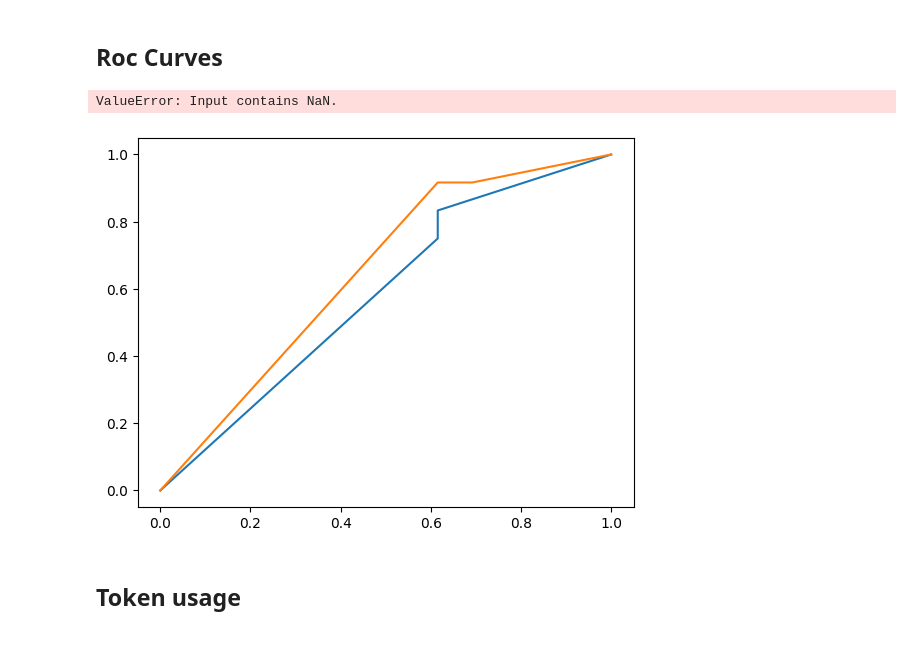
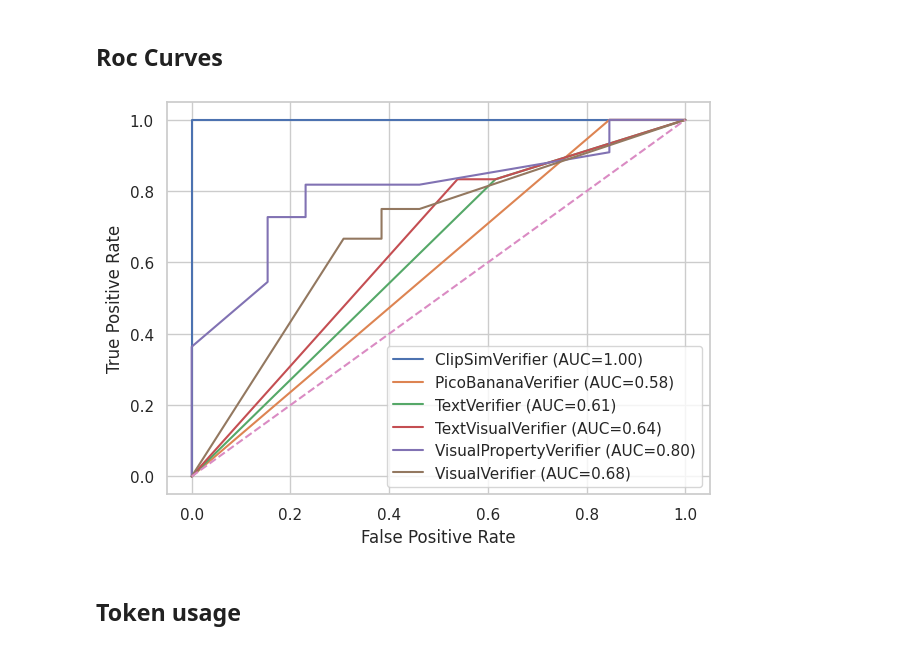
Before and after one commit to IV2C/VIFagent, a Jupyter notebook: notebooks/verifier_exploitation/verifier_exploitation.ipynb, the cells around one changed output. Saved outputs shown, nothing was run; the diff lists cells and outputs as text; code cells hidden in the pictures.

```diff
--- a/notebooks/verifier_exploitation/verifier_exploitation.ipynb
+++ b/notebooks/verifier_exploitation/verifier_exploitation.ipynb
@@ -188,29 +197,28 @@ plt.show()
 # %%
 import matplotlib.pyplot as plt
 from sklearn.metrics import roc_curve, auc
 
 roc_ds = full_ds.to_pandas()[["approach_name", "classified_score", "expected"]]
-
+roc_ds = roc_ds.dropna()
 plt.figure()
 
 for name, sub in roc_ds.groupby("approach_name"):
     y_true = sub["expected"]
     y_score = sub["classified_score"]
 
     fpr, tpr, _ = roc_curve(y_true, y_score)
     roc_auc = auc(fpr, tpr)
 
     plt.plot(fpr, tpr, label=f"{name} (AUC={roc_auc:.2f})")
 
 plt.plot([0, 1], [0, 1], linestyle="--")  # baseline
 plt.xlabel("False Positive Rate")
 plt.ylabel("True Positive Rate")
 plt.legend()
 plt.tight_layout()
 plt.show()
 # %% [output]
-ValueError: Input contains NaN.
-[figure, old version]
+[figure, new version]
 # %% [markdown]
 ## Token usage
 # %%
```
Also changed, not shown: parts of 10 cells of this notebook, 3 other files.
